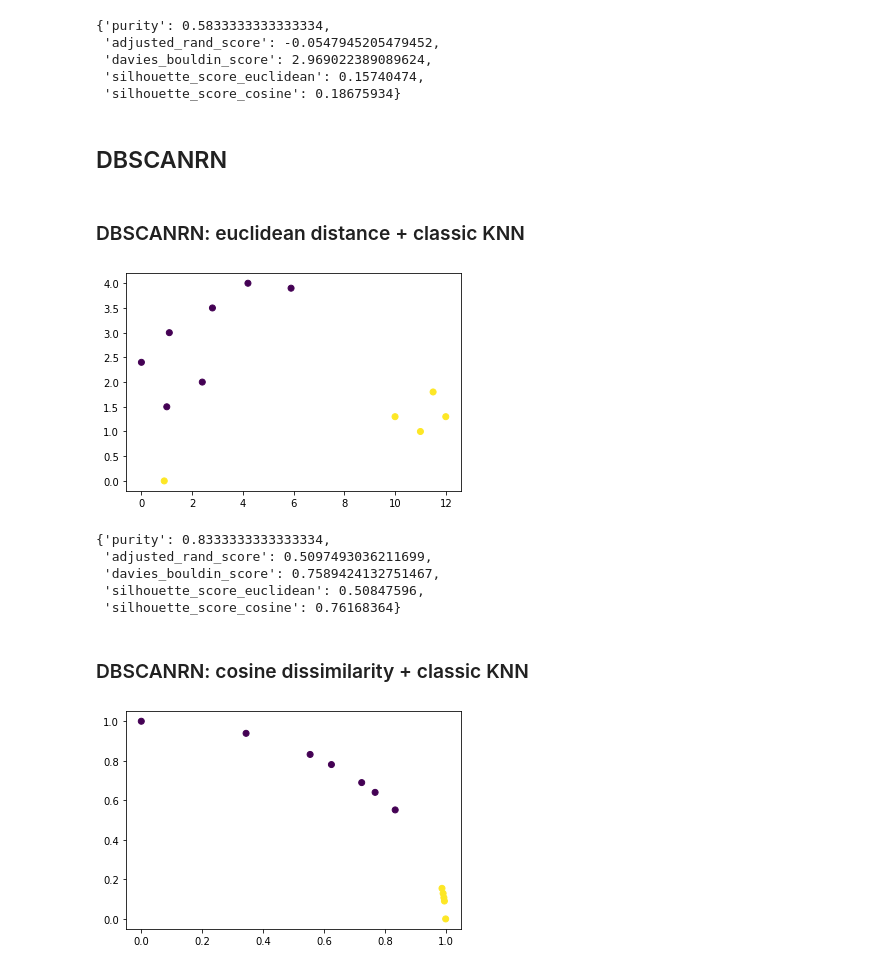
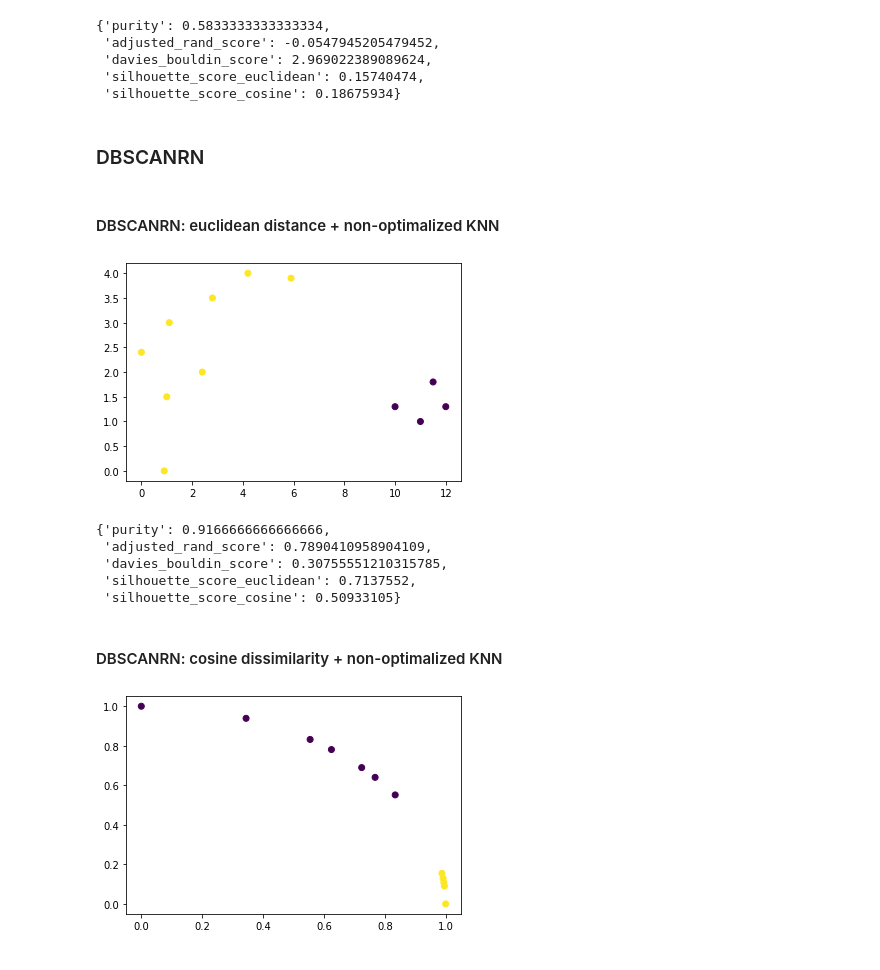
Before and after one commit to arek544/DBSCAN, a Jupyter notebook: dbscan_vs_dbscrn-v3.ipynb, the cells around one changed output. Drawn from its saved outputs; the diff is of its cells as text; code cells hidden in the pictures.

```diff
--- a/dbscan_vs_dbscrn-v3.ipynb
+++ b/dbscan_vs_dbscrn-v3.ipynb
@@ -195,6 +209,12 @@ def dbscan(X, epsilon, minPts, similarity):
 # %%
 def get_knn(current_index, neighbor_indices, k, similarity, X):
-
+    '''
+    current_index - index of given point,
+    neighbor_indices - indices of points for searching,
+    k - number of neighbors searched for current_index,
+    similarity - metric of similarity or distance bewteen two points,
+    X - dataset with point coordinates
+    '''
     # Remove current point from neighbors
     if current_index in neighbor_indices: neighbor_indices.remove(current_index)
 
@@ -205,6 +225,6 @@ def get_knn(current_index, neighbor_indices, k, similarity, X):
         neighbor_similaritys.append(similarity_measure)
 
     # Get k-nearest neighbors
-    sort_indices = np.argsort(neighbor_similaritys) # sort arguments and return indexes
+    sort_indices = np.argsort(neighbor_similaritys) # sort arguments and return indices
     neighbor_indices = np.array(neighbor_indices)
     return neighbor_indices[sort_indices][:k].tolist()
@@ -228,12 +244,21 @@ def get_pointwise_rnn(point_knn, current_index):
     return rnn
 
 def get_rnn(point_indices, k, similarity, X):
+    '''
+    point_indices - indices of points for searching,
+    k - number of neighbors searched for current_index,
+    similarity - metric of similarity or distance bewteen two points,
+    X - dataset with point coordinates
+    '''
     point_rnn = {}
     point_knn = {}
+
     for current_index in point_indices:
         knn = get_knn(current_index, point_indices[:], k, similarity, X)
         point_knn[current_index] = knn
+
     for current_index in point_indices:
         rnn = get_pointwise_rnn(point_knn, current_index)
         point_rnn[current_index] = rnn
+
     return point_rnn, point_knn
@@ -466,28 +491,28 @@ evaluate(y_pred, y, X_norm)
  'silhouette_score_euclidean': 0.15740474,
  'silhouette_score_cosine': 0.18675934}
 # %% [markdown]
-## DBSCANRN
+### DBSCANRN
 # %% [markdown]
-### DBSCANRN: euclidean distance + classic KNN
+#### DBSCANRN: euclidean distance + non-optimalized KNN
 # %%
-y_pred = dbscanrn(X=X_norm, k=3, similarity=euclidean_distance)
+y_pred = dbscanrn(X=X, k=3, similarity=euclidean_distance)
 
 # display results
 fig, ax = plt.subplots()
 ax.scatter(X[:,0], X[:,1], c=y_pred)
 plt.show()
 
 # evaluation
 evaluate(y_pred, y, X)
 # %% [output]
-[figure, old version]
+[figure, new version]
-{'purity': 0.8333333333333334,
- 'adjusted_rand_score': 0.5097493036211699,
- 'davies_bouldin_score': 0.7589424132751467,
- 'silhouette_score_euclidean': 0.50847596,
- 'silhouette_score_cosine': 0.76168364}
+{'purity': 0.9166666666666666,
+ 'adjusted_rand_score': 0.7890410958904109,
+ 'davies_bouldin_score': 0.30755551210315785,
+ 'silhouette_score_euclidean': 0.7137552,
+ 'silhouette_score_cosine': 0.50933105}
 # %% [markdown]
-### DBSCANRN: cosine dissimilarity + classic KNN
+#### DBSCANRN: cosine dissimilarity + non-optimalized KNN
 # %%
 y_pred = dbscanrn(X=X_norm, k=4, similarity=cosine_dissimilarity)
 
```
Also changed, not shown: parts of 57 cells of this notebook.
